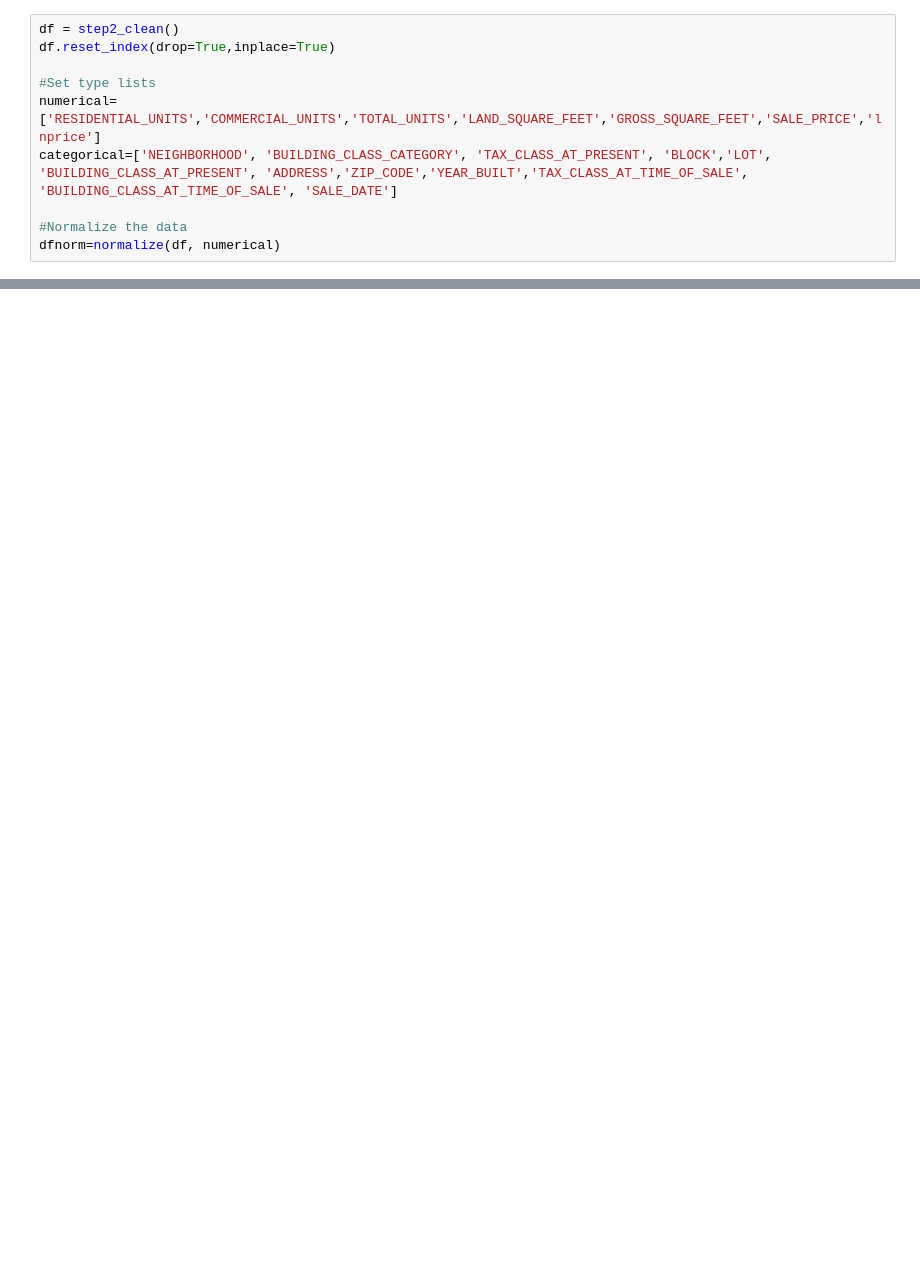
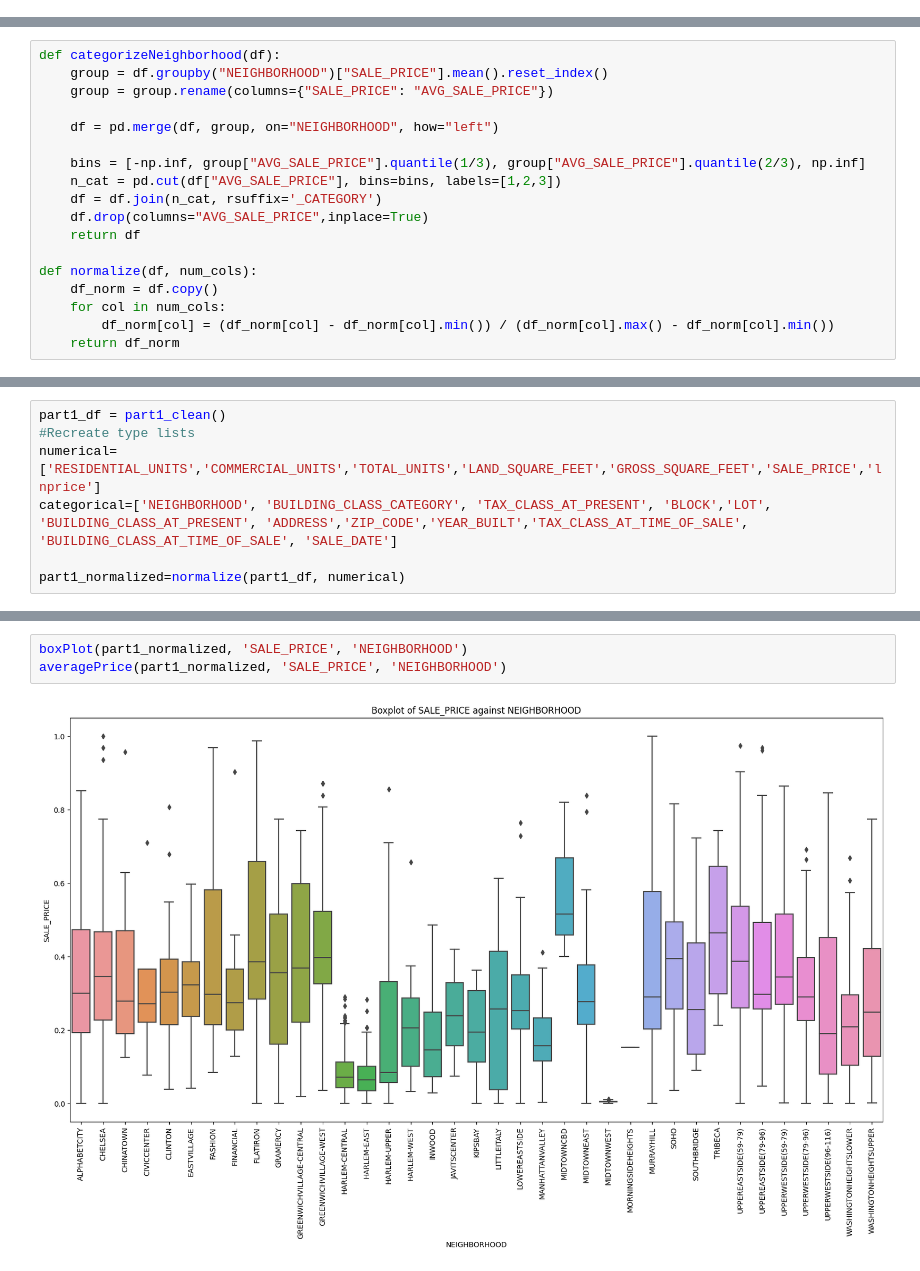
Before and after one commit to ZachLSoftware/BigData_CW, a Jupyter notebook: main_step_2.ipynb, the cells around one changed output, grey strips where cells are left out. Cells and saved outputs as stored; diff of their text form; blank space fills up the shorter version.

Commit message:
Clean complete

```diff
--- a/main_step_2.ipynb
+++ b/main_step_2.ipynb
@@ -168,10 +0,0 @@ def normalize(df, num_cols):
-# %%
-df = step2_clean()
-df.reset_index(drop=True,inplace=True)
-
-#Set type lists
-numerical=['RESIDENTIAL_UNITS','COMMERCIAL_UNITS','TOTAL_UNITS','LAND_SQUARE_FEET','GROSS_SQUARE_FEET','SALE_PRICE','lnprice']
-categorical=['NEIGHBORHOOD', 'BUILDING_CLASS_CATEGORY', 'TAX_CLASS_AT_PRESENT', 'BLOCK','LOT', 'BUILDING_CLASS_AT_PRESENT', 'ADDRESS','ZIP_CODE','YEAR_BUILT','TAX_CLASS_AT_TIME_OF_SALE', 'BUILDING_CLASS_AT_TIME_OF_SALE', 'SALE_DATE']
-
-#Normalize the data
-dfnorm=normalize(df, numerical)
@@ -592,0 +33,18 @@ Cluster 5 - Score against test data: 0.929
+# %%
+def categorizeNeighborhood(df):
+    group = df.groupby("NEIGHBORHOOD")["SALE_PRICE"].mean().reset_index()
+    group = group.rename(columns={"SALE_PRICE": "AVG_SALE_PRICE"})
+
+    df = pd.merge(df, group, on="NEIGHBORHOOD", how="left")
+
+    bins = [-np.inf, group["AVG_SALE_PRICE"].quantile(1/3), group["AVG_SALE_PRICE"].quantile(2/3), np.inf]
+    n_cat = pd.cut(df["AVG_SALE_PRICE"], bins=bins, labels=[1,2,3])
+    df = df.join(n_cat, rsuffix='_CATEGORY')
+    df.drop(columns="AVG_SALE_PRICE",inplace=True)
+    return df
+
+def normalize(df, num_cols):
+    df_norm = df.copy()
+    for col in num_cols:
+        df_norm[col] = (df_norm[col] - df_norm[col].min()) / (df_norm[col].max() - df_norm[col].min())
+    return df_norm
@@ -592,0 +454,7 @@ Cluster 5 - Score against test data: 0.929
+# %%
+part1_df = part1_clean()
+#Recreate type lists
+numerical=['RESIDENTIAL_UNITS','COMMERCIAL_UNITS','TOTAL_UNITS','LAND_SQUARE_FEET','GROSS_SQUARE_FEET','SALE_PRICE','lnprice']
+categorical=['NEIGHBORHOOD', 'BUILDING_CLASS_CATEGORY', 'TAX_CLASS_AT_PRESENT', 'BLOCK','LOT', 'BUILDING_CLASS_AT_PRESENT', 'ADDRESS','ZIP_CODE','YEAR_BUILT','TAX_CLASS_AT_TIME_OF_SALE', 'BUILDING_CLASS_AT_TIME_OF_SALE', 'SALE_DATE']
+
+part1_normalized=normalize(part1_df, numerical)
@@ -592,0 +470,5 @@ Cluster 5 - Score against test data: 0.929
+# %%
+boxPlot(part1_normalized, 'SALE_PRICE', 'NEIGHBORHOOD')
+averagePrice(part1_normalized, 'SALE_PRICE', 'NEIGHBORHOOD')
+# %% [output]
+[figure, added]
```
Also changed, not shown: parts of 61 cells of this notebook, 2 other files.
